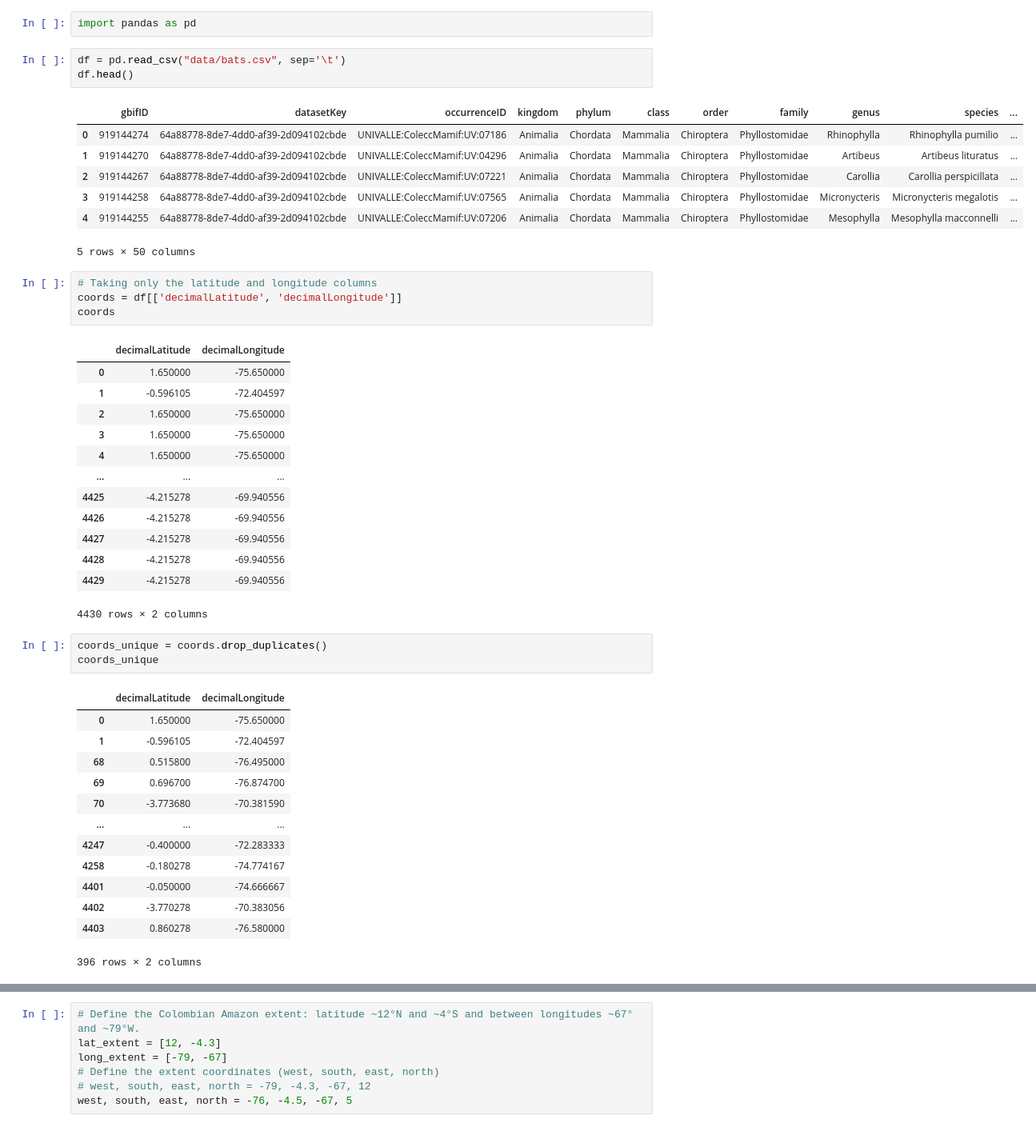
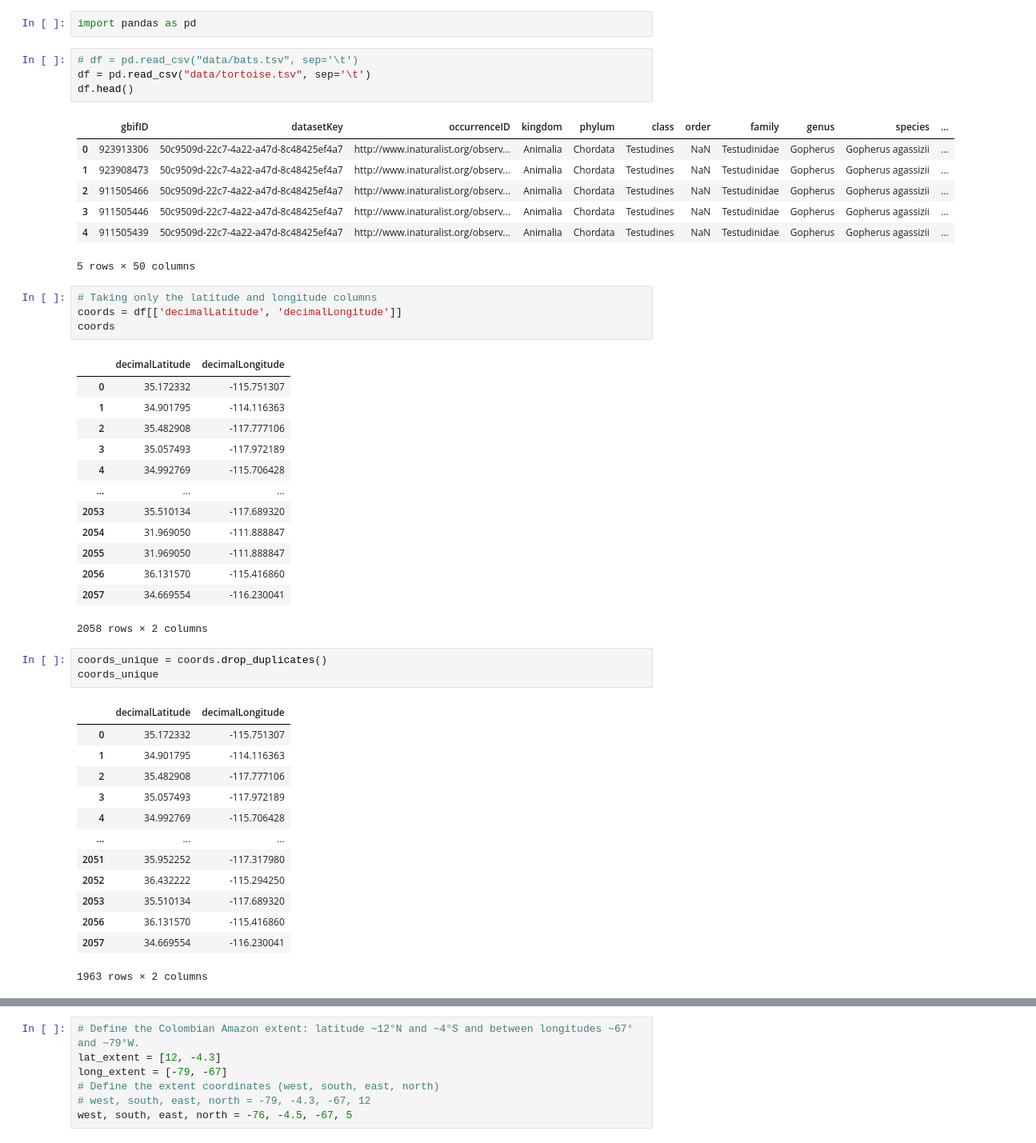
Before and after one commit to kefxiao953/biodiversity_app, a Jupyter notebook: presence_absence.ipynb, the cells around one changed output, grey strips where cells are left out. Shown: that part at 80% size. Saved outputs shown, nothing was run; the diff lists cells and outputs as text.

```diff
--- a/presence_absence.ipynb
+++ b/presence_absence.ipynb
@@ -1,15 +1,16 @@
 # %%
 import pandas as pd
 # %%
-df = pd.read_csv("data/bats.csv", sep='\t')
+# df = pd.read_csv("data/bats.tsv", sep='\t')
+df = pd.read_csv("data/tortoise.tsv", sep='\t')
 df.head()
 # %% [output]
 |  | gbifID | datasetKey | occurrenceID | kingdom | phylum | class | order | family | genus | species | ... |
-| 0 | 919144274 | 64a88778-8de7-4dd0-af39-2d094102cbde | UNIVALLE:ColeccMamif:UV:07186 | Animalia | Chordata | Mammalia | Chiroptera | Phyllostomidae | Rhinophylla | Rhinophylla pumilio | ... |
-| 1 | 919144270 | 64a88778-8de7-4dd0-af39-2d094102cbde | UNIVALLE:ColeccMamif:UV:04296 | Animalia | Chordata | Mammalia | Chiroptera | Phyllostomidae | Artibeus | Artibeus lituratus | ... |
-| 2 | 919144267 | 64a88778-8de7-4dd0-af39-2d094102cbde | UNIVALLE:ColeccMamif:UV:07221 | Animalia | Chordata | Mammalia | Chiroptera | Phyllostomidae | Carollia | Carollia perspicillata | ... |
-| 3 | 919144258 | 64a88778-8de7-4dd0-af39-2d094102cbde | UNIVALLE:ColeccMamif:UV:07565 | Animalia | Chordata | Mammalia | Chiroptera | Phyllostomidae | Micronycteris | Micronycteris megalotis | ... |
-| 4 | 919144255 | 64a88778-8de7-4dd0-af39-2d094102cbde | UNIVALLE:ColeccMamif:UV:07206 | Animalia | Chordata | Mammalia | Chiroptera | Phyllostomidae | Mesophylla | Mesophylla macconnelli | ... |
+| 0 | 923913306 | 50c9509d-22c7-4a22-a47d-8c48425ef4a7 | http://www.inaturalist.org/observ... | Animalia | Chordata | Testudines | NaN | Testudinidae | Gopherus | Gopherus agassizii | ... |
+| 1 | 923908473 | 50c9509d-22c7-4a22-a47d-8c48425ef4a7 | http://www.inaturalist.org/observ... | Animalia | Chordata | Testudines | NaN | Testudinidae | Gopherus | Gopherus agassizii | ... |
+| 2 | 911505466 | 50c9509d-22c7-4a22-a47d-8c48425ef4a7 | http://www.inaturalist.org/observ... | Animalia | Chordata | Testudines | NaN | Testudinidae | Gopherus | Gopherus agassizii | ... |
+| 3 | 911505446 | 50c9509d-22c7-4a22-a47d-8c48425ef4a7 | http://www.inaturalist.org/observ... | Animalia | Chordata | Testudines | NaN | Testudinidae | Gopherus | Gopherus agassizii | ... |
+| 4 | 911505439 | 50c9509d-22c7-4a22-a47d-8c48425ef4a7 | http://www.inaturalist.org/observ... | Animalia | Chordata | Testudines | NaN | Testudinidae | Gopherus | Gopherus agassizii | ... |
 5 rows × 50 columns
 # %%
 # Taking only the latitude and longitude columns
@@ -17,35 +18,35 @@ coords = df[['decimalLatitude', 'decimalLongitude']]
 coords
 # %% [output]
 |  | decimalLatitude | decimalLongitude |
-| 0 | 1.650000 | -75.650000 |
-| 1 | -0.596105 | -72.404597 |
-| 2 | 1.650000 | -75.650000 |
-| 3 | 1.650000 | -75.650000 |
-| 4 | 1.650000 | -75.650000 |
+| 0 | 35.172332 | -115.751307 |
+| 1 | 34.901795 | -114.116363 |
+| 2 | 35.482908 | -117.777106 |
+| 3 | 35.057493 | -117.972189 |
+| 4 | 34.992769 | -115.706428 |
 | ... | ... | ... |
-| 4425 | -4.215278 | -69.940556 |
-| 4426 | -4.215278 | -69.940556 |
-| 4427 | -4.215278 | -69.940556 |
-| 4428 | -4.215278 | -69.940556 |
-| 4429 | -4.215278 | -69.940556 |
+| 2053 | 35.510134 | -117.689320 |
+| 2054 | 31.969050 | -111.888847 |
+| 2055 | 31.969050 | -111.888847 |
+| 2056 | 36.131570 | -115.416860 |
+| 2057 | 34.669554 | -116.230041 |
-4430 rows × 2 columns
+2058 rows × 2 columns
 # %%
 coords_unique = coords.drop_duplicates()
 coords_unique
 # %% [output]
 |  | decimalLatitude | decimalLongitude |
-| 0 | 1.650000 | -75.650000 |
-| 1 | -0.596105 | -72.404597 |
-| 68 | 0.515800 | -76.495000 |
-| 69 | 0.696700 | -76.874700 |
-| 70 | -3.773680 | -70.381590 |
+| 0 | 35.172332 | -115.751307 |
+| 1 | 34.901795 | -114.116363 |
+| 2 | 35.482908 | -117.777106 |
+| 3 | 35.057493 | -117.972189 |
+| 4 | 34.992769 | -115.706428 |
 | ... | ... | ... |
-| 4247 | -0.400000 | -72.283333 |
-| 4258 | -0.180278 | -74.774167 |
-| 4401 | -0.050000 | -74.666667 |
-| 4402 | -3.770278 | -70.383056 |
-| 4403 | 0.860278 | -76.580000 |
+| 2051 | 35.952252 | -117.317980 |
+| 2052 | 36.432222 | -115.294250 |
+| 2053 | 35.510134 | -117.689320 |
+| 2056 | 36.131570 | -115.416860 |
+| 2057 | 34.669554 | -116.230041 |
-396 rows × 2 columns
+1963 rows × 2 columns
 # %%
 print(coords_unique.decimalLatitude.min())
 print(coords_unique.decimalLatitude.max())
```
Also changed, not shown: parts of 28 cells of this notebook.
